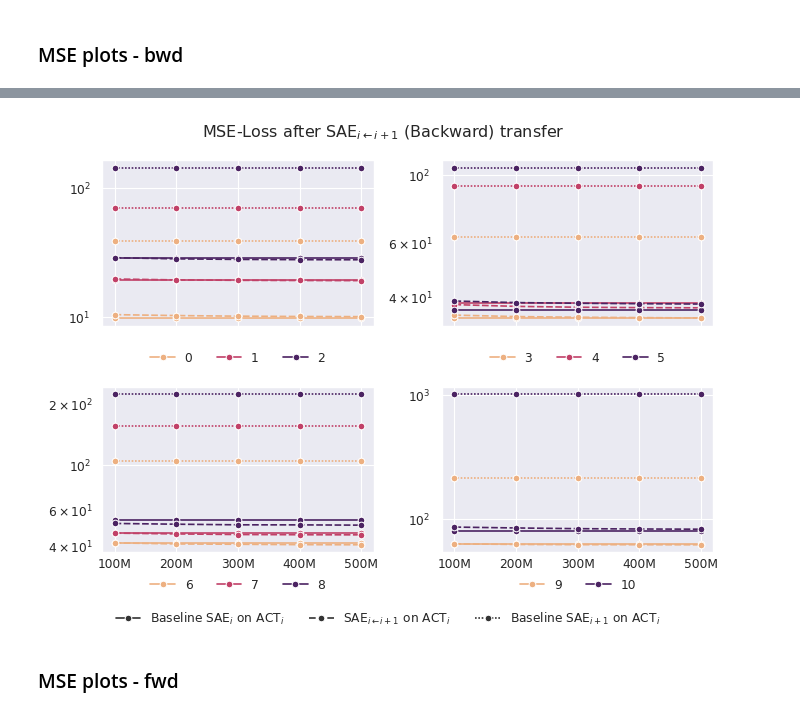
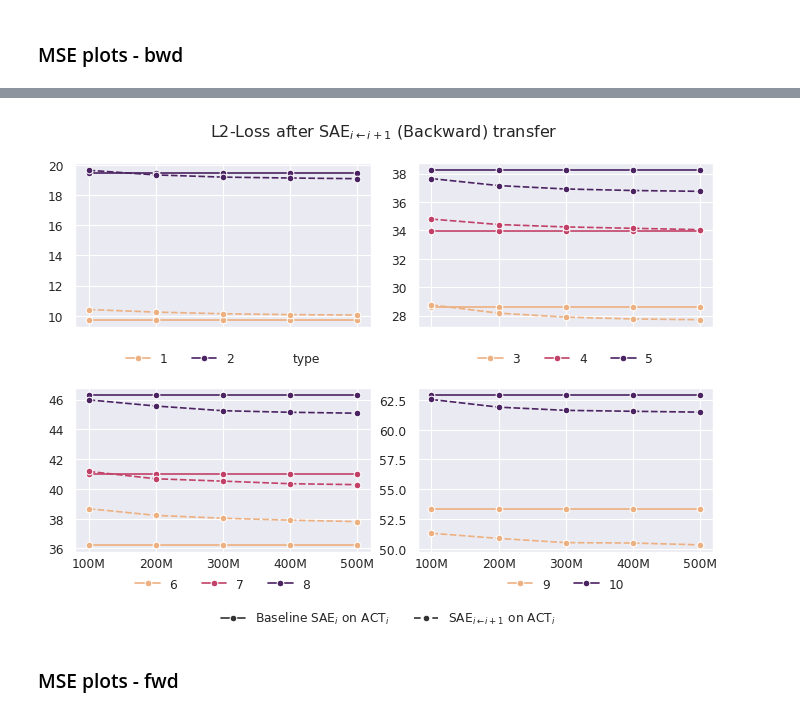
Before and after one commit to ghidav/sae-transfer-learning, a Jupyter notebook: paper_plot.ipynb, the cells around one changed output, grey strips where cells are left out. Saved outputs shown, nothing was run; the diff lists cells and outputs as text; code cells hidden in the pictures.

```diff
--- a/paper_plot.ipynb
+++ b/paper_plot.ipynb
@@ -1203,11 +1429,22 @@ for ckpt in mapping.values():
     bwd_df["checkpoint"] = ckpt.replace("final_", "")
     mse_bwd_dfs.append(bwd_df)
 # %%
-mse_bwd_dfs_plot = (
-    pd.concat(mse_bwd_dfs, axis=0)
-    .reset_index(names="i")
-    .melt(id_vars=["checkpoint", "i"], var_name="type", value_name="mse")
-)
+remove_baseline = True
+
+if remove_baseline:
+    mse_bwd_dfs_plot = (
+        pd.concat(mse_bwd_dfs, axis=0)
+        .reset_index(names="i")
+        .melt(id_vars=["checkpoint", "i"], var_name="type", value_name="mse")
+    )
+    mse_bwd_dfs_plot = mse_bwd_dfs_plot[mse_bwd_dfs_plot["type"] != "Baseline SAE$_{i+1}$ on ACT$_{i}$"]
+else:
+    mse_bwd_dfs_plot = (
+        pd.concat(mse_bwd_dfs, axis=0)
+        .reset_index(names="i")
+        .melt(id_vars=["checkpoint", "i"], var_name="type", value_name="mse")
+    )
+mse_bwd_dfs_plot["i"] = mse_bwd_dfs_plot["i"] + 1
 mse_bwd_dfs_plot.head()
 # %% [output]
 |  | checkpoint | i | type | mse |
@@ -1222,7 +1459,7 @@ sns.set_context("paper")
 for layers in [[0, 1, 2], [3, 4, 5], [6, 7, 8], [9, 10]]:
     plt.figure(figsize=(6, 2))  # width=12 inches, height=6 inches
     plt.title(
-        "MSE-Loss after SAE$_{i\leftarrow i+1}$ (Backward) transfer - Layers: "
+        "L2-Loss after SAE$_{i\leftarrow i+1}$ (Backward) transfer - Layers: "
         + str(layers[0])
         + " to "
         + str(layers[-1])
@@ -1275,39 +1512,42 @@ for i, layers in enumerate([[0, 1, 2], [3, 4, 5], [6, 7, 8], [9, 10]]):
     sns.lineplot(
         data=mse_bwd_dfs_plot[mse_bwd_dfs_plot["i"].isin(layers)],
         x="checkpoint",
         y="mse",
         hue="i",
         style="type",
         err_style="bars",
         legend="full",
         palette=sns.color_palette("flare", as_cmap=True),
         ax=ax,
         marker="o",
     )
     h, l = ax.get_legend_handles_labels()
     ax.legend(h[1 : 4 - int(i == 3)], l[1 : 4 - int(i == 3)])
     sns.move_legend(ax, "lower center", bbox_to_anchor=(0.5, -0.3), ncol=4, title=None, frameon=False)
     ax.set_xticklabels(["100M", "200M", "300M", "400M", "500M"], va="center", ha="center")
     ax.set_xlabel("")
     ax.set_ylabel("")
-    ax.set_yscale("log")
+    # ax.set_yscale("log")
 fig.add_artist(
     matplotlib.legend.Legend(
         fig,
-        h[-3:],
-        l[-3:],
+        h[-3 + int(remove_baseline) :],
+        l[-3 + int(remove_baseline) :],
         loc="lower center",
         bbox_to_anchor=(0.5, -0.02),
         ncol=3,
         title=None,
         frameon=False,
     )
 )
-plt.suptitle("MSE-Loss after SAE$_{i\leftarrow i+1}$ (Backward) transfer")
+plt.suptitle("L2-Loss after SAE$_{i\leftarrow i+1}$ (Backward) transfer")
 plt.tight_layout()
-plt.savefig(IMG_PATH + "lineplot_mse_bwd_small_all.png", dpi=300, bbox_inches="tight")
+if remove_baseline:
+    plt.savefig(IMG_PATH + f"lineplot_mse_bwd_small_all_no_lower_baseline.png", dpi=300, bbox_inches="tight")
+else:
+    plt.savefig(IMG_PATH + "lineplot_mse_bwd_small_all.png", dpi=300, bbox_inches="tight")
 # %% [output]
-[figure, old version]
+[figure, new version]
 # %% [markdown]
 ### MSE plots - fwd
 # %%
```
Also changed, not shown: parts of 21 cells of this notebook.
